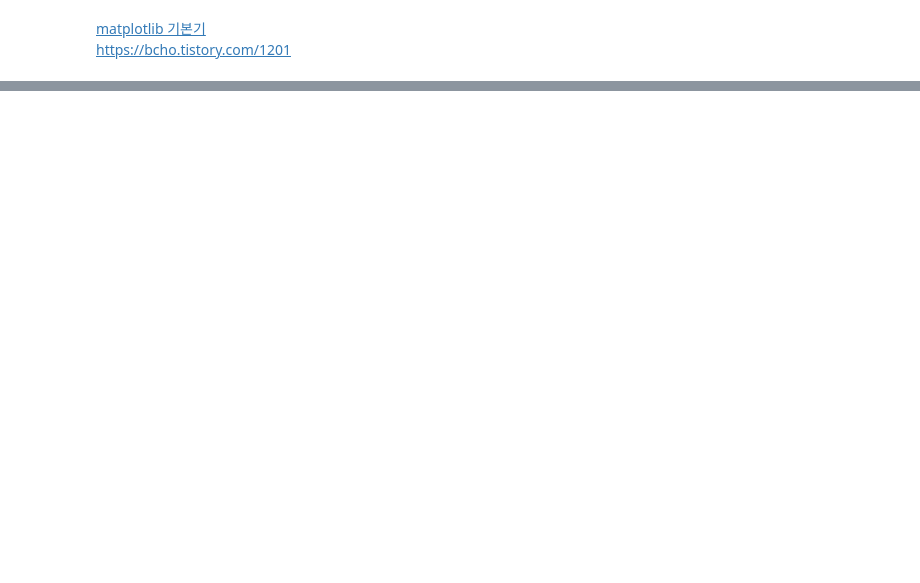
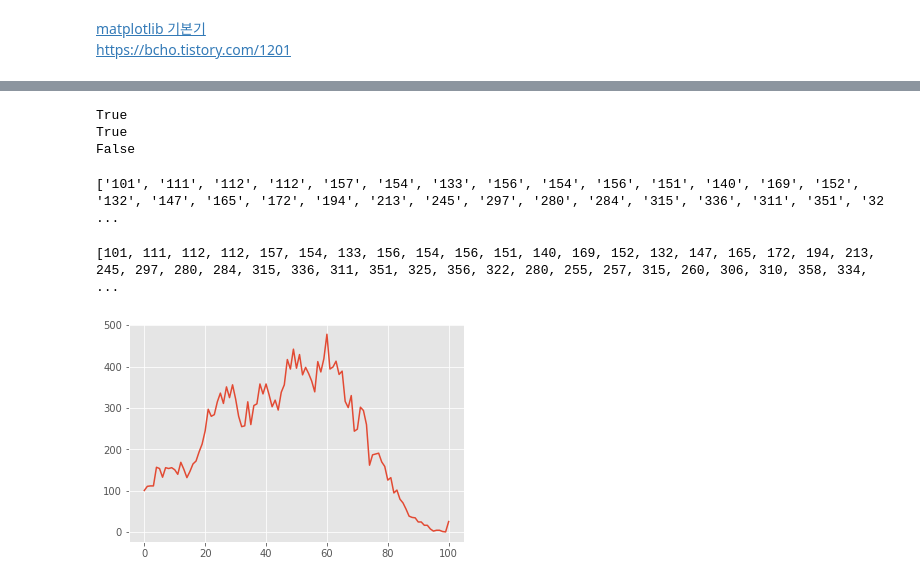
Before and after one commit to taesamja/AIpython, a Jupyter notebook: 모두의데이터분석.ipynb, the cells around one changed output, grey strips where cells are left out. Drawn from its saved outputs; the diff is of its cells as text; code cells hidden in the pictures; blank space fills up the shorter version.

```diff
--- a/모두의데이터분석.ipynb
+++ b/모두의데이터분석.ipynb
@@ -1002,0 +1084,80 @@ plt.show()
+# %%
+# in 연산자
+print('우제1동' in '부산광역시 해운대구 우제1동(2635051000)')
+print('2635' in '부산광역시 해운대구 우제1동(2635051000)')
+print('()' in '부산광역시 해운대구 우제1동(2635051000)')
+# %% [output]
+True
+True
+False
+# %%
+# 부산 해운대구 우제1동의 0~100세 이상까지의 인구수를 순서대로 저장
+
+filename = '/content/drive/My Drive/DATA/age.csv'
+
+import csv
+
+f = open(filename, 'r', encoding='cp949')
+data = csv.reader(f)
+
+for row in data:
+  if '우제1동' in row[0]:
+    for i in row[3:]:
+      print(i , end=' ') # print함수의 end옵션을 통해 빈칸 구분해줌.
+    for i in row[3:]:
+      print(i)           # print함수의 end옵션이 없으면 한줄띄움.
+
+f.close()
+# %%
+# 읽어온 데이터 저장
+# 저장할때는 리스트 변수를 사용하는 것이 좋음.
+
+filename = '/content/drive/My Drive/DATA/age.csv'
+
+import csv
+
+f = open(filename, 'r', encoding='cp949')
+data = csv.reader(f)
+
+result = []  # 읽어온 데이터 저장할 변수 리스트 만들기
+
+for row in data:
+  if '우제1동' in row[0]: # 우제1동이 포함된 행정구역 찾기
+    for i in row[3:]:     # 0세부터 끝(100세이상)까지 모든 연령에 대해 반복하기
+      result.append(i)    # 해당 연령의 인구수 리스트에 순서대로 저장하기
+
+f.close()
+
+print(result)             # 0세부터 100세 이상까지의 인구수 출력하기
+# %% [output]
+['101', '111', '112', '112', '157', '154', '133', '156', '154', '156', '151', '140', '169', '152', '132', '147', '165', '172', '194', '213', '245', '297', '280', '284', '315', '336', '311', '351', '32 ...
+# %%
+# 문자열 출력값을 그래프를 위해서 수치형으로 바꾼다.
+
+filename = '/content/drive/My Drive/DATA/age.csv'
+
+import csv
+
+f = open(filename, 'r', encoding='cp949')
+data = csv.reader(f)
+
+result = []
+
+for row in data:
+  if '우제1동' in row[0]:
+    for i in row[3:]:
+      result.append(int(i))  # 데이터 시각화를 위해 문자열 출력을 정수형으로 변환
+
+f.close()
+
+print(result)
+
+import matplotlib.pyplot as plt
+plt.style.use('ggplot')  # 회색 격자 무늬 스타일 지정
+
+plt.plot(result)
+
+plt.show()
+# %% [output]
+[101, 111, 112, 112, 157, 154, 133, 156, 154, 156, 151, 140, 169, 152, 132, 147, 165, 172, 194, 213, 245, 297, 280, 284, 315, 336, 311, 351, 325, 356, 322, 280, 255, 257, 315, 260, 306, 310, 358, 334, ...
+[figure, added]
```
Also changed, not shown: parts of 63 cells of this notebook.
